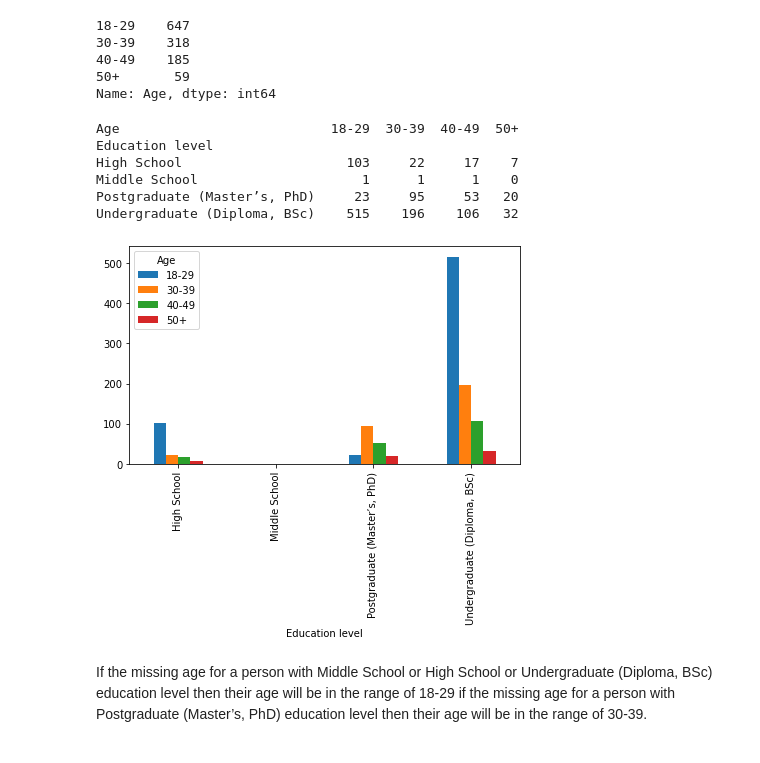
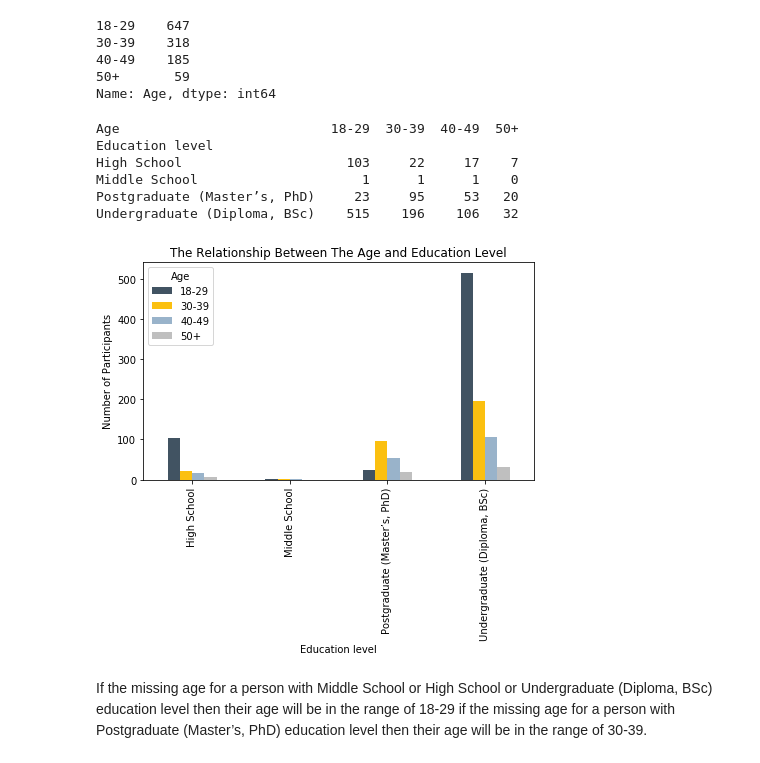
Before and after one commit to Hala-Alsouly/SDA-Capstone, a Jupyter notebook: Data cleaning and EDA.ipynb, the cells around one changed output. Drawn from its saved outputs; the diff is of its cells as text; code cells hidden in the pictures.

```diff
--- a/Data cleaning and EDA.ipynb
+++ b/Data cleaning and EDA.ipynb
@@ -260,19 +260,22 @@ Name: Age, dtype: int64
 # %%
 # Cross tabulation between Education level and Age
 CrosstabResult=pd.crosstab(index=df['Education level'],columns=df['Age'])
 print(CrosstabResult)
 
 # Grouped bar chart between Education level and Age
-CrosstabResult.plot.bar(figsize=(7,4), rot=90)
+CrosstabResult.plot.bar(figsize=(7,4), rot=90, color=['#415362','#fbc010', '#99B3CA', '#BFBFBF', 'cyan'])
+plt.ylabel('Number of Participants')
+plt.title('The Relationship Between The Age and Education Level')
+plt.savefig('age.png', bbox_inches='tight')
 plt.show()
 # %% [output]
 Age                           18-29  30-39  40-49  50+
 Education level
 High School                     103     22     17    7
 Middle School                     1      1      1    0
 Postgraduate (Master’s, PhD)     23     95     53   20
 Undergraduate (Diploma, BSc)    515    196    106   32
-[figure, old version]
+[figure, new version]
 # %% [markdown]
 If the missing age for a person with Middle School or High School or Undergraduate (Diploma, BSc) education level then their age will be in the range of 18-29 if the missing age for a person with Postgraduate (Master’s, PhD) education level then their age will be in the range of 30-39.
 # %%
```
Also changed, not shown: parts of 30 cells of this notebook, 5 other files.
